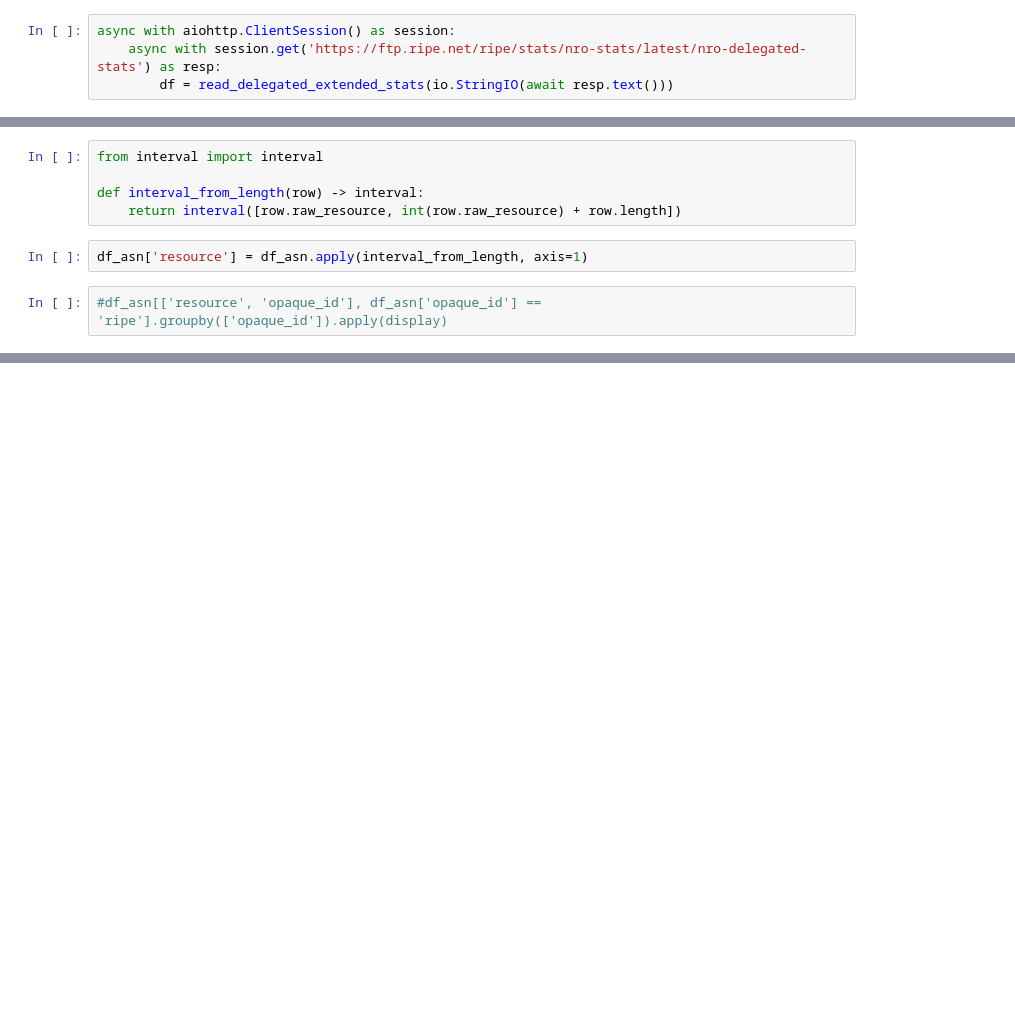
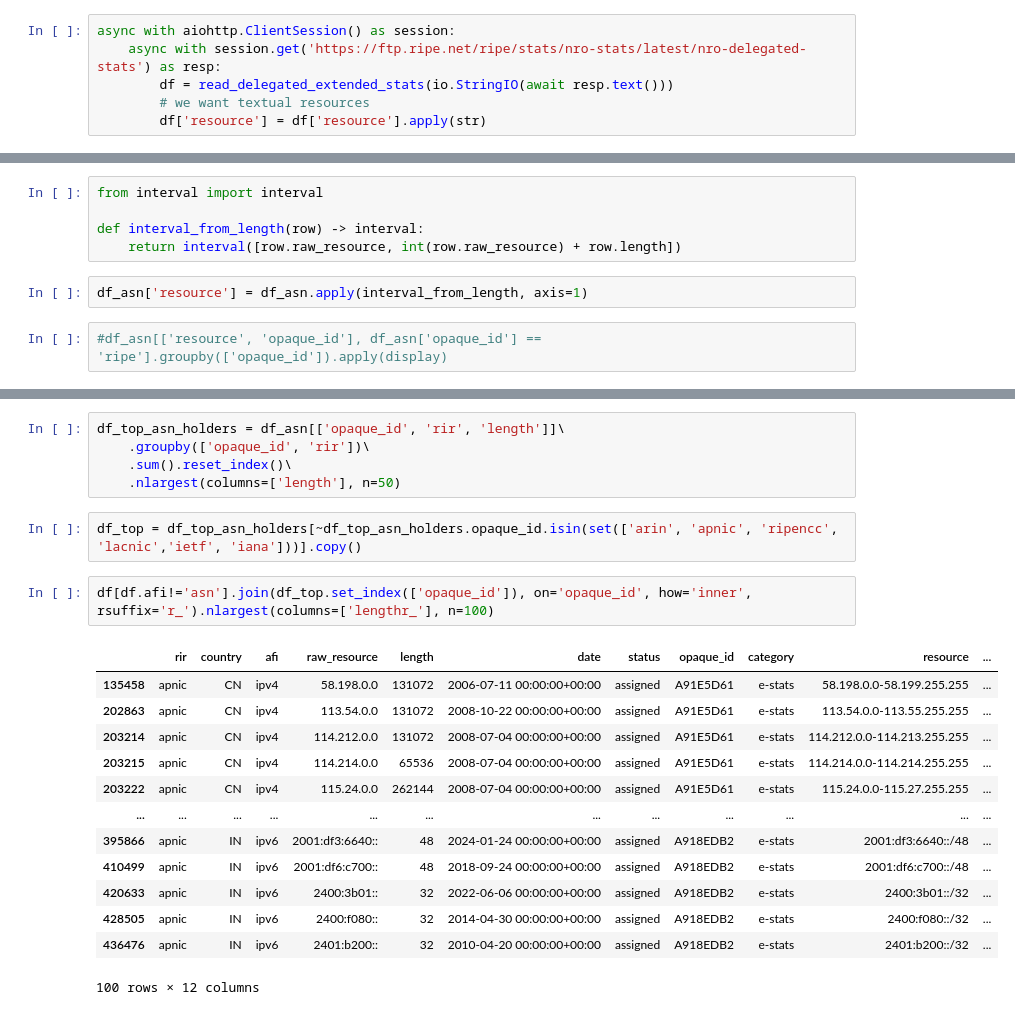
Before and after one commit to ties/rpki-analysis, a Jupyter notebook: workbooks/asn_ranges_delegated_extended.ipynb, the cells around one changed output, grey strips where cells are left out. Cells and saved outputs as stored; diff of their text form; blank space fills up the shorter version.

```diff
--- a/workbooks/asn_ranges_delegated_extended.ipynb
+++ b/workbooks/asn_ranges_delegated_extended.ipynb
@@ -12,6 +12,8 @@ from rpki_analysis.delegated_stats import read_delegated_stats, read_delegated_e
 async with aiohttp.ClientSession() as session:
     async with session.get('https://ftp.ripe.net/ripe/stats/nro-stats/latest/nro-delegated-stats') as resp:
         df = read_delegated_extended_stats(io.StringIO(await resp.text()))
+        # we want textual resources
+        df['resource'] = df['resource'].apply(str)
 # %%
 df_asn = df[df.afi == 'asn'].copy()
 # %%
@@ -48,0 +51,23 @@ df_asn[['opaque_id', 'rir', 'length']]\
+# %%
+df_top_asn_holders = df_asn[['opaque_id', 'rir', 'length']]\
+    .groupby(['opaque_id', 'rir'])\
+    .sum().reset_index()\
+    .nlargest(columns=['length'], n=50)
+# %%
+df_top = df_top_asn_holders[~df_top_asn_holders.opaque_id.isin(set(['arin', 'apnic', 'ripencc', 'lacnic','ietf', 'iana']))].copy()
+# %%
+df[df.afi!='asn'].join(df_top.set_index(['opaque_id']), on='opaque_id', how='inner', rsuffix='r_').nlargest(columns=['lengthr_'], n=100)
+# %% [output]
+|  | rir | country | afi | raw_resource | length | date | status | opaque_id | category | resource | ... |
+| 135458 | apnic | CN | ipv4 | 58.198.0.0 | 131072 | 2006-07-11 00:00:00+00:00 | assigned | A91E5D61 | e-stats | 58.198.0.0-58.199.255.255 | ... |
+| 202863 | apnic | CN | ipv4 | 113.54.0.0 | 131072 | 2008-10-22 00:00:00+00:00 | assigned | A91E5D61 | e-stats | 113.54.0.0-113.55.255.255 | ... |
+| 203214 | apnic | CN | ipv4 | 114.212.0.0 | 131072 | 2008-07-04 00:00:00+00:00 | assigned | A91E5D61 | e-stats | 114.212.0.0-114.213.255.255 | ... |
+| 203215 | apnic | CN | ipv4 | 114.214.0.0 | 65536 | 2008-07-04 00:00:00+00:00 | assigned | A91E5D61 | e-stats | 114.214.0.0-114.214.255.255 | ... |
+| 203222 | apnic | CN | ipv4 | 115.24.0.0 | 262144 | 2008-07-04 00:00:00+00:00 | assigned | A91E5D61 | e-stats | 115.24.0.0-115.27.255.255 | ... |
+| ... | ... | ... | ... | ... | ... | ... | ... | ... | ... | ... | ... |
+| 395866 | apnic | IN | ipv6 | 2001:df3:6640:: | 48 | 2024-01-24 00:00:00+00:00 | assigned | A918EDB2 | e-stats | 2001:df3:6640::/48 | ... |
+| 410499 | apnic | IN | ipv6 | 2001:df6:c700:: | 48 | 2018-09-24 00:00:00+00:00 | assigned | A918EDB2 | e-stats | 2001:df6:c700::/48 | ... |
+| 420633 | apnic | IN | ipv6 | 2400:3b01:: | 32 | 2022-06-06 00:00:00+00:00 | assigned | A918EDB2 | e-stats | 2400:3b01::/32 | ... |
+| 428505 | apnic | IN | ipv6 | 2400:f080:: | 32 | 2014-04-30 00:00:00+00:00 | assigned | A918EDB2 | e-stats | 2400:f080::/32 | ... |
+| 436476 | apnic | IN | ipv6 | 2401:b200:: | 32 | 2010-04-20 00:00:00+00:00 | assigned | A918EDB2 | e-stats | 2401:b200::/32 | ... |
+100 rows × 12 columns
```
Also changed, not shown: parts of 20 cells of this notebook, 9 other files.
